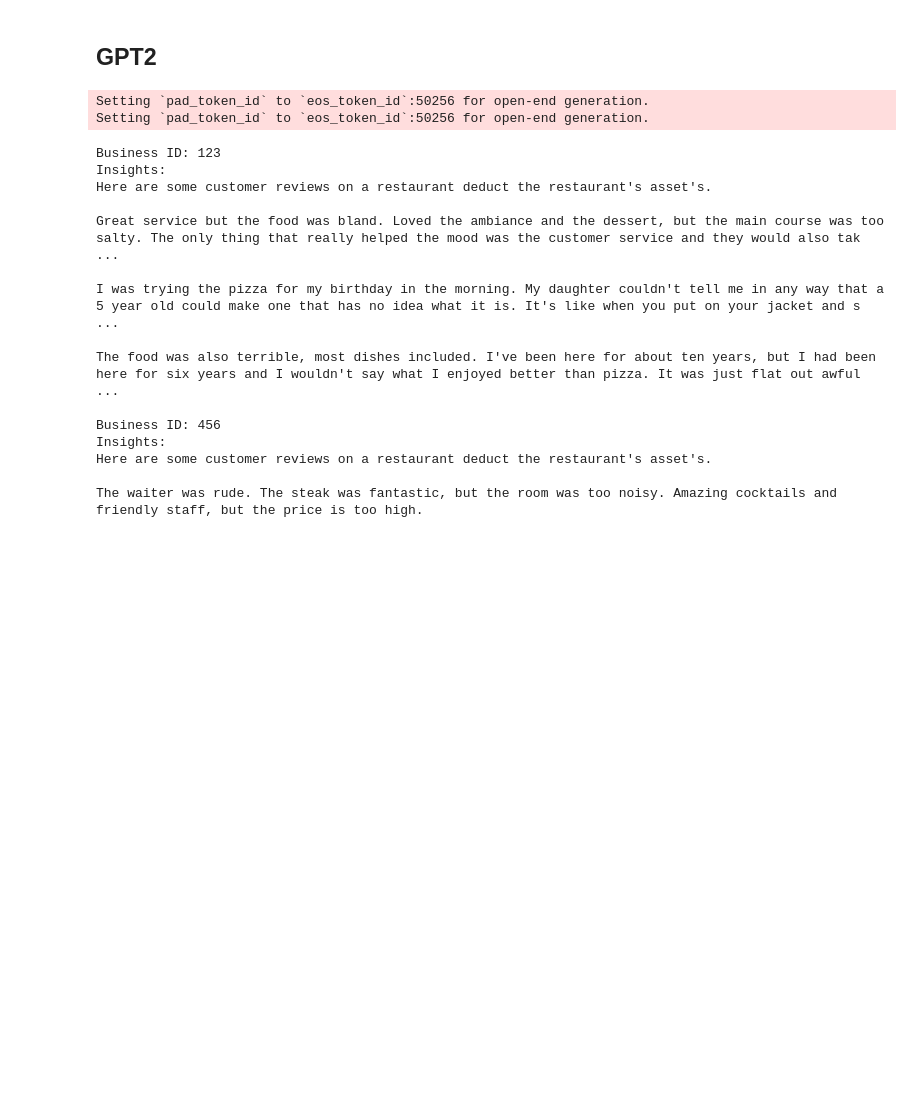
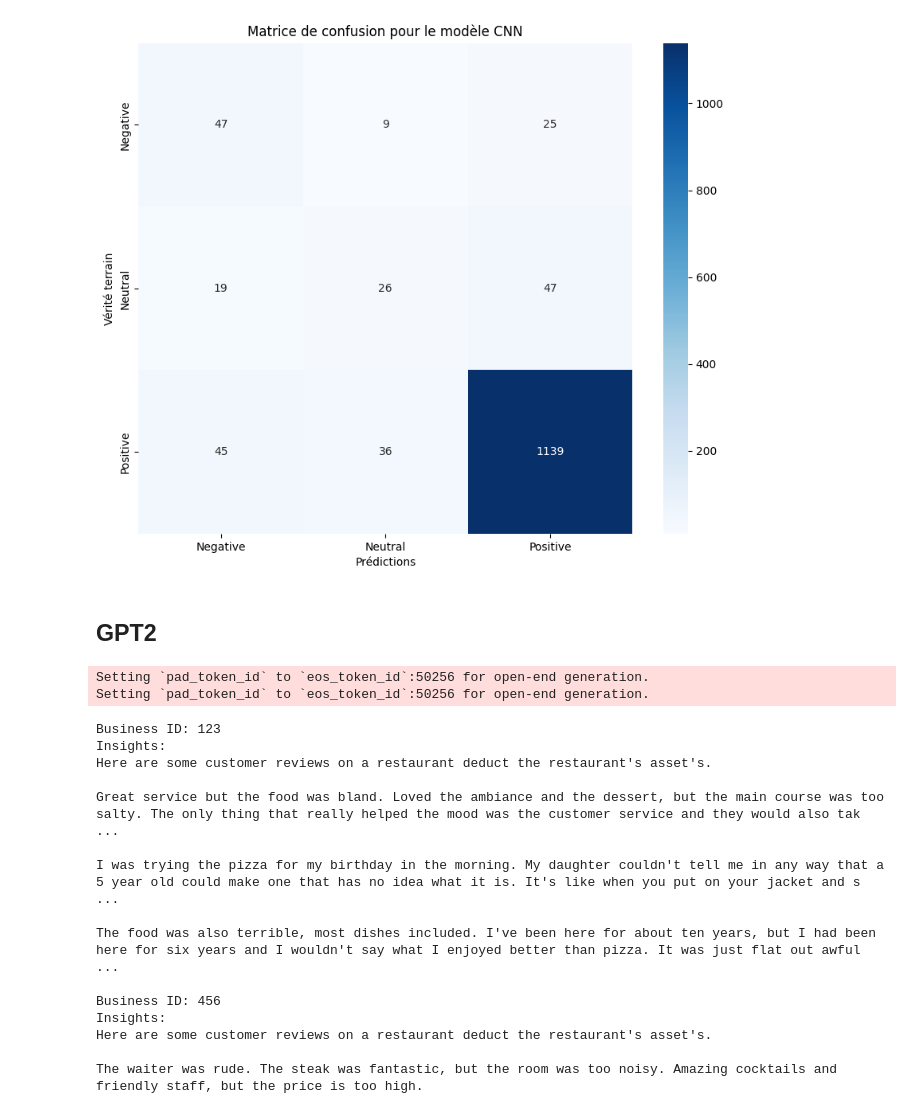
Before and after one commit to soraps/Projet2_NLP, a Jupyter notebook: NLP_Project_2_models.ipynb, the cells around one changed output. Drawn from its saved outputs; the diff is of its cells as text; code cells hidden in the pictures; blank space fills up the shorter version.

```diff
--- a/NLP_Project_2_models.ipynb
+++ b/NLP_Project_2_models.ipynb
@@ -0,0 +17,2 @@
+# %%
+review_df=pd.read_csv('review_final.csv',sep=';')
@@ -0,0 +37,27 @@
+# %%
+# Charger le modèle enregistré
+model = tf.keras.models.load_model('cnn_sentiment_model_1.h5')
+# %%
+# Tokenisation et padding des séquences
+tokenizer = Tokenizer(num_words=10000)
+tokenizer.fit_on_texts(data_train_review['text'])
+
+# Convertir les textes en séquences d'indices
+sequences_train = tokenizer.texts_to_sequences(data_train_review['text'])
+sequences_test = tokenizer.texts_to_sequences(review_df['text'])
+
+# Pad les séquences pour qu'elles aient toutes la même longueur
+X_train_padded = pad_sequences(sequences_train, maxlen=200)
+X_test_padded = pad_sequences(sequences_test, maxlen=200)
+
+# Convertir les labels en format catégorique
+y_train = to_categorical(data_train_review['label'], num_classes=3)
+y_test = to_categorical(review_df['label'], num_classes=3)
+# %%
+# Prédire sur l'ensemble de test
+predictions = model.predict(X_test_padded)
+predicted_classes = np.argmax(predictions, axis=1)
+true_classes = np.argmax(y_test, axis=1)
+
+# Évaluation du modèle
+print(classification_report(true_classes, predicted_classes, target_names=['Negative', 'Neutral', 'Positive']))
@@ -1,3 +75,17 @@
+# %%
+conf_matrix = confusion_matrix(true_classes, predicted_classes)
+# Création d'une heatmap pour la matrice de confusion
+plt.figure(figsize=(10, 8))
+sns.heatmap(conf_matrix, annot=True, fmt='d', cmap="Blues",
+            xticklabels=['Negative', 'Neutral', 'Positive'],
+            yticklabels=['Negative', 'Neutral', 'Positive'])
+
+plt.title('Matrice de confusion pour le modèle CNN')
+plt.ylabel('Vérité terrain')
+plt.xlabel('Prédictions')
+plt.show()
+# %% [output]
+[figure, added]
 # %% [markdown]
 ## GPT2
 # %%
```
Also changed, not shown: parts of 5 cells of this notebook, 4 other files.
